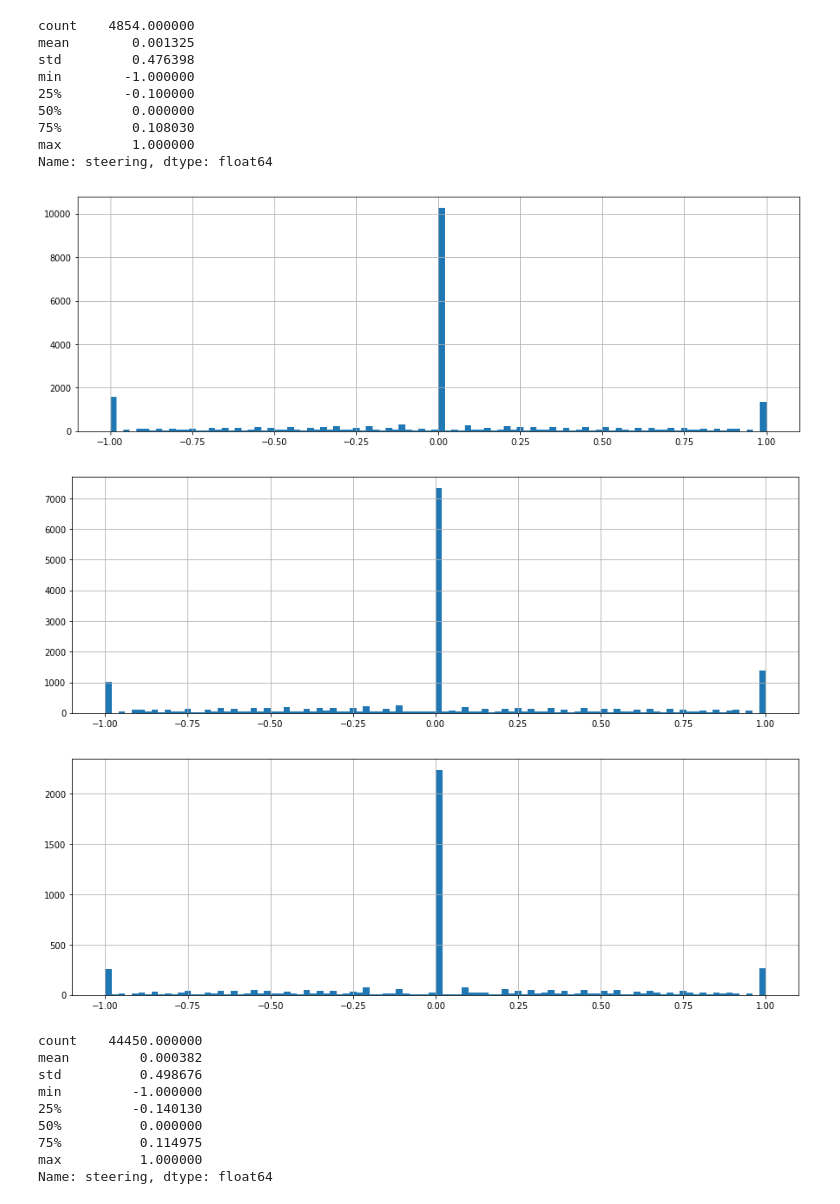
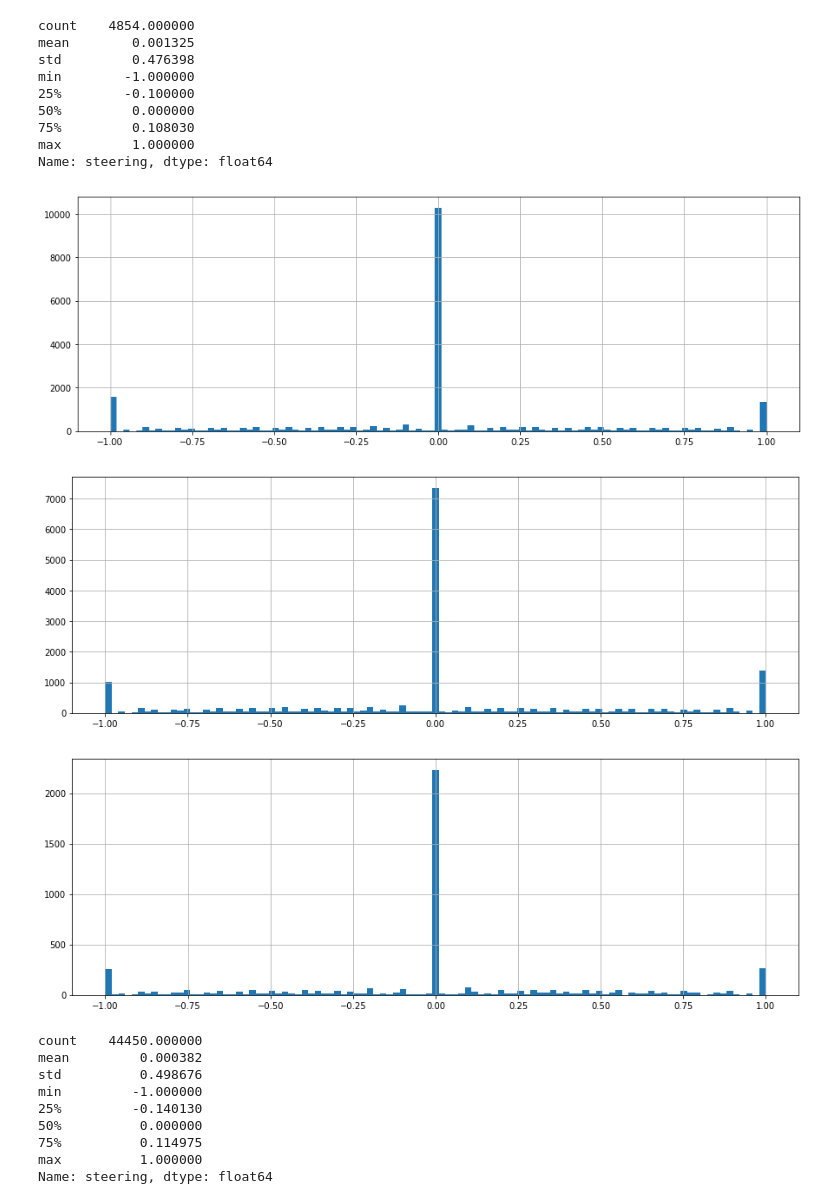
Before and after one commit to tmandzak/CarND-Behavioral-Cloning-P3, a Jupyter notebook: train2.ipynb, the cells around one changed output. Drawn from its saved outputs; the diff is of its cells as text; code cells hidden in the pictures.

```diff
--- a/train2.ipynb
+++ b/train2.ipynb
@@ -57,17 +58,17 @@ min        -1.000000
 max         1.000000
 Name: steering, dtype: float64
 # %%
-_ = driving_log['steering'].hist(bins=100, figsize=(15,5))
+_ = driving_log['steering'].hist(bins=101, figsize=(15,5))
 # %% [output]
-[figure, old version]
+[figure, new version]
 # %%
-_ = driving_log_back['steering'].hist(bins=100, figsize=(15,5))
+_ = driving_log_back['steering'].hist(bins=101, figsize=(15,5))
 # %% [output]
-[figure, old version]
+[figure, new version]
 # %%
-_ = driving_log_dark['steering'].hist(bins=100, figsize=(15,5))
+_ = driving_log_dark['steering'].hist(bins=101, figsize=(15,5))
 # %% [output]
-[figure, old version]
+[figure, new version]
 # %%
 driving_log = driving_log.append(driving_log_back).append(driving_log_dark)
 driving_log = driving_log.sample(frac=1).reset_index(drop=True)
```
Also changed, not shown: parts of 17 cells of this notebook, 6 other files.
